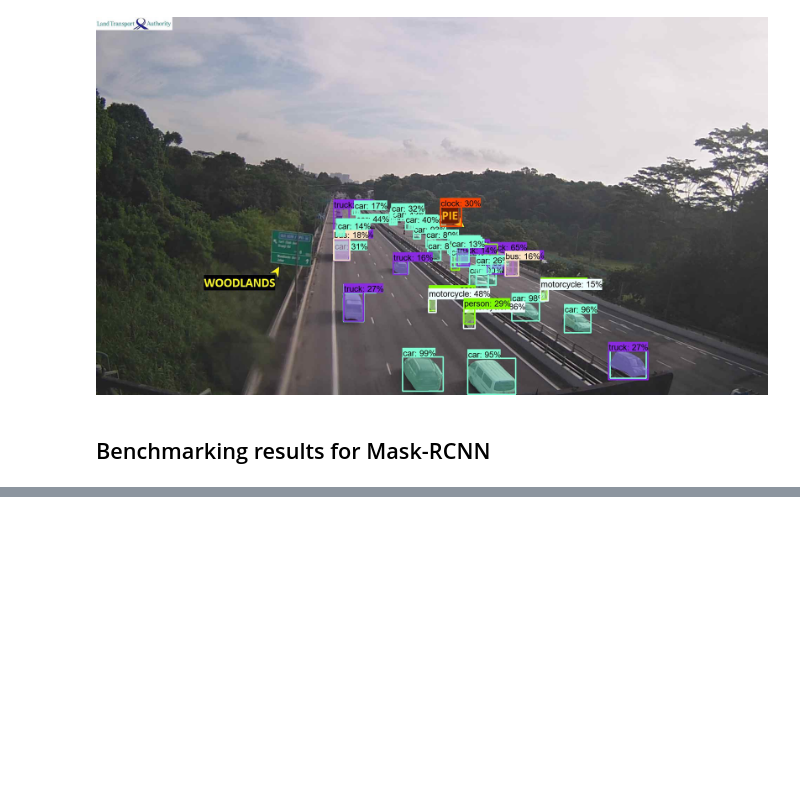
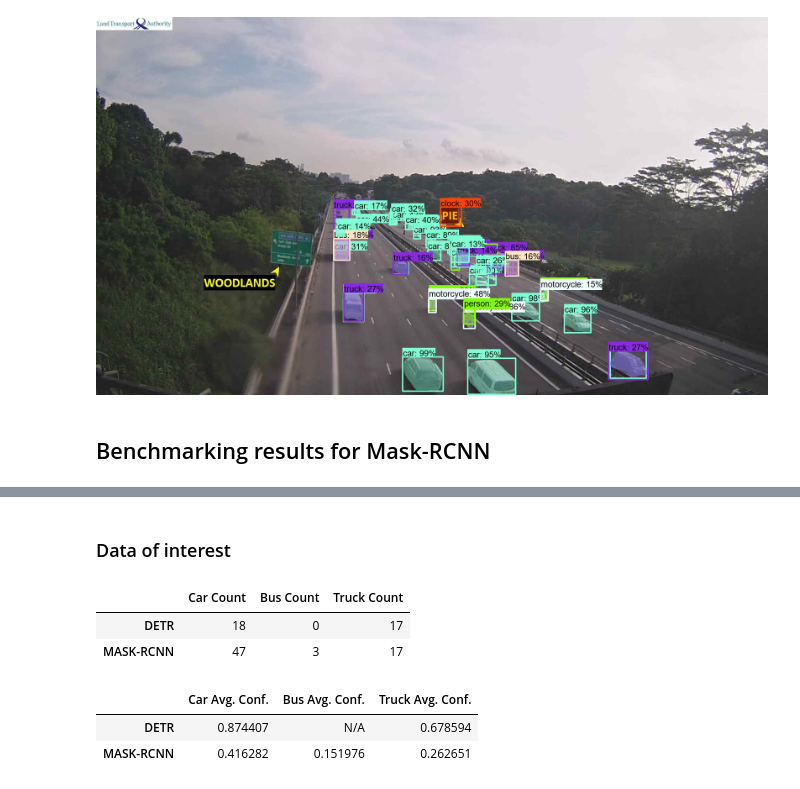
Before and after one commit to HenrikSDU/iUROPCoding, a Jupyter notebook: ModelBenchmarking/iUROPCompareDETR&MaskRCNN.ipynb, the cells around one changed output, grey strips where cells are left out. Drawn from its saved outputs; the diff is of its cells as text; code cells hidden in the pictures; blank space fills up the shorter version.

```diff
--- a/ModelBenchmarking/iUROPCompareDETR&MaskRCNN.ipynb
+++ b/ModelBenchmarking/iUROPCompareDETR&MaskRCNN.ipynb
@@ -54,0 +55,31 @@ benchmark_summary_mask_rcnn.head()
+# %% [markdown]
+### Data of interest
+# %%
+import pandas as pd
+data = {
+    "Car Count": [benchmark_summary_tran['CAR_COUNT'][0], benchmark_summary_mask_rcnn['CAR_COUNT'][0]],
+    "Bus Count": [benchmark_summary_tran['BUS_COUNT'][0], benchmark_summary_mask_rcnn['BUS_COUNT'][0]],
+    "Truck Count": [benchmark_summary_tran['TRUCK_COUNT'][0], benchmark_summary_mask_rcnn['TRUCK_COUNT'][0]]
+}
+
+data_of_interest_no = pd.DataFrame(data, index=["DETR", "MASK-RCNN"])
+data_of_interest_no.to_excel('testing_results/no_of_detections_c6431e1d-fe35-4b97-a2e3-60e47e7ba921.xlsx')
+data_of_interest_no.head()
+# %% [output]
+|  | Car Count | Bus Count | Truck Count |
+| DETR | 18 | 0 | 17 |
+| MASK-RCNN | 47 | 3 | 17 |
+# %%
+data = {
+    "Car Avg. Conf.": [benchmark_summary_tran['CAR_AVG_CONF'][0], benchmark_summary_mask_rcnn['CAR_AVG_CONF'][0]],
+    "Bus Avg. Conf.": [benchmark_summary_tran['BUS_AVG_CONF'][0], benchmark_summary_mask_rcnn['BUS_AVG_CONF'][0]],
+    "Truck Avg. Conf.": [benchmark_summary_tran['TRUCK_AVG_CONF'][0], benchmark_summary_mask_rcnn['TRUCK_AVG_CONF'][0]]
+}
+
+data_of_interest_conf = pd.DataFrame(data, index=["DETR", "MASK-RCNN"])
+data_of_interest_conf.to_excel('testing_results/avg_conf_c6431e1d-fe35-4b97-a2e3-60e47e7ba921.xlsx')
+data_of_interest_conf.head()
+# %% [output]
+|  | Car Avg. Conf. | Bus Avg. Conf. | Truck Avg. Conf. |
+| DETR | 0.874407 | N/A | 0.678594 |
+| MASK-RCNN | 0.416282 | 0.151976 | 0.262651 |
```
Also changed, not shown: parts of 3 cells of this notebook.
